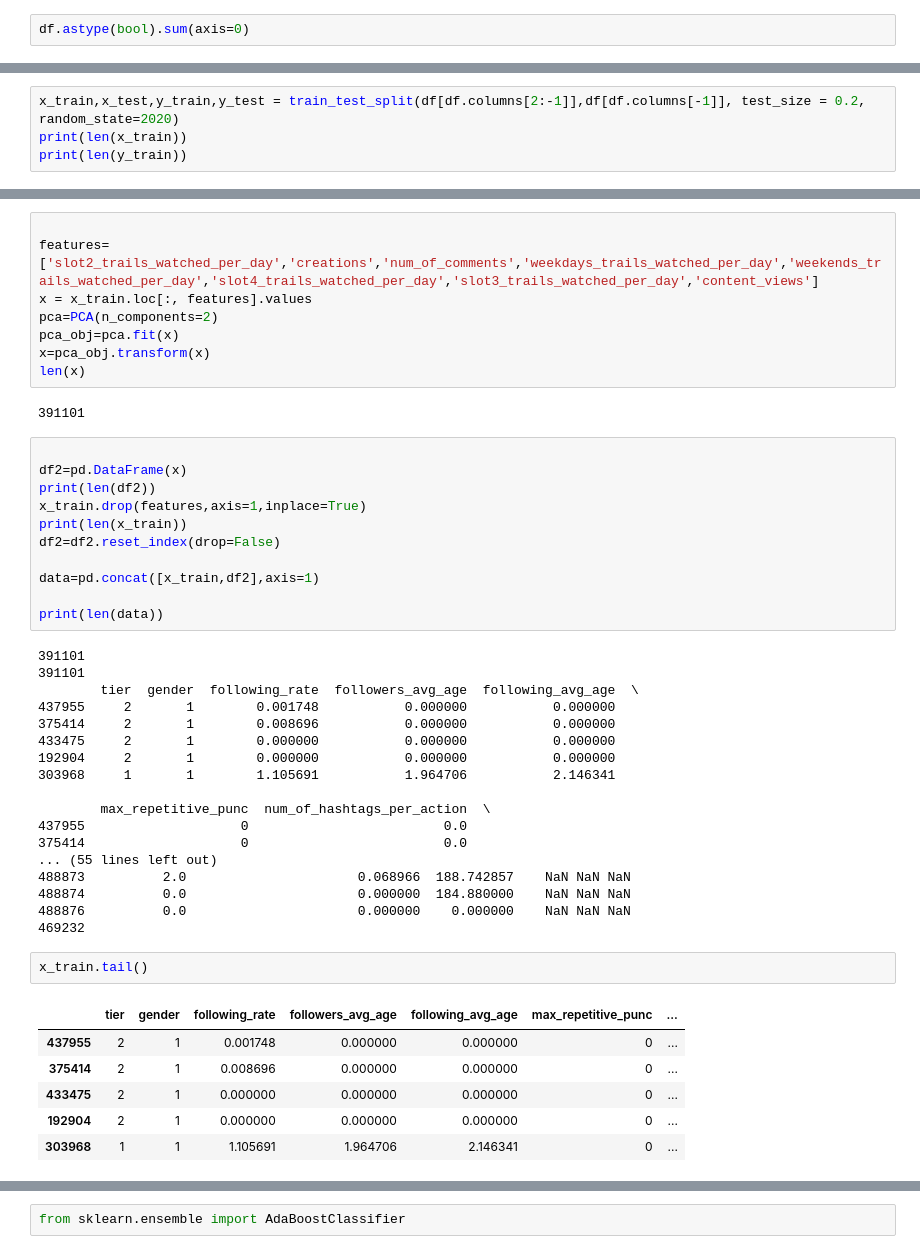
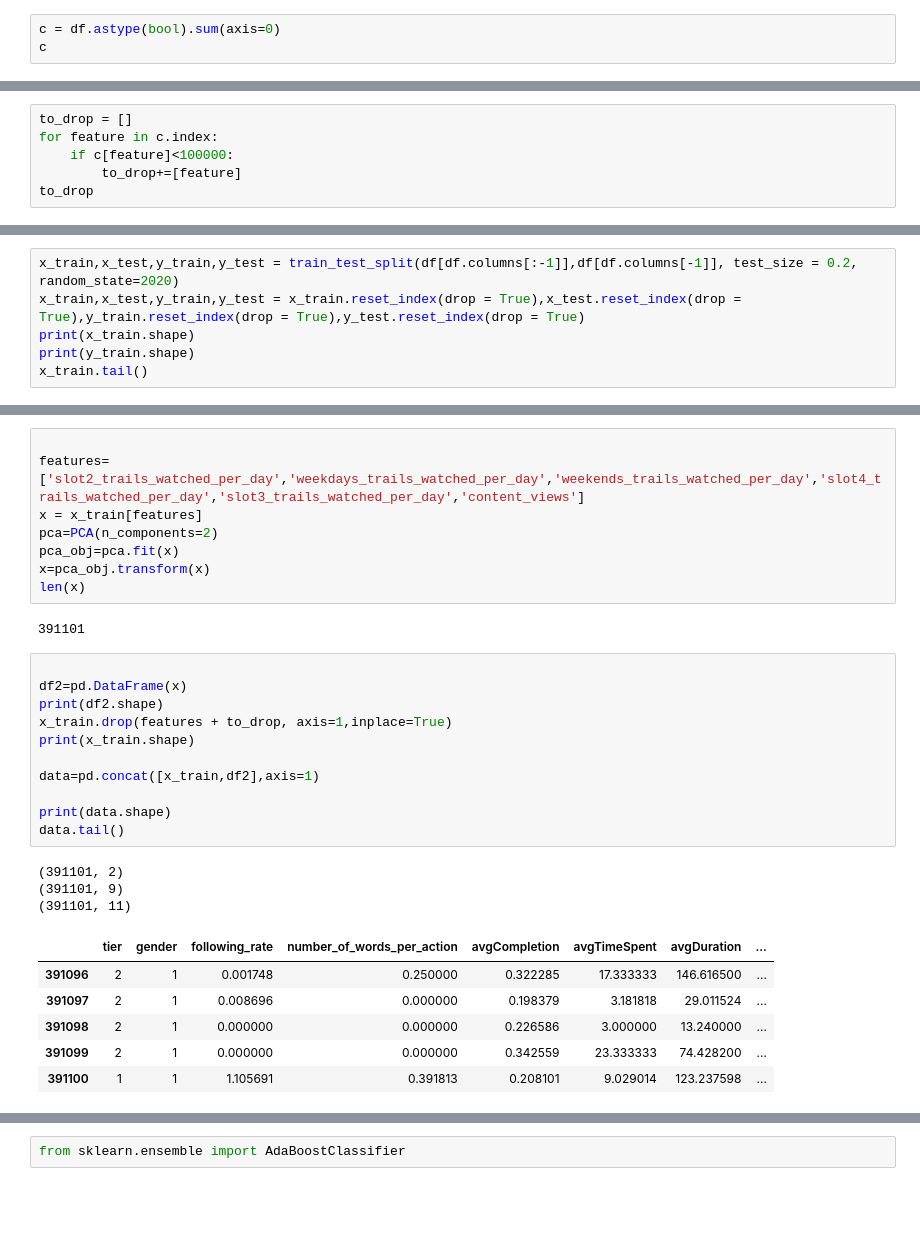
Before and after one commit to techverve/CasCadeCup-Submission, a Jupyter notebook: Untitled16(2).ipynb, the cells around one changed output, grey strips where cells are left out. Cells and saved outputs as stored; diff of their text form; blank space fills up the shorter version.

```diff
--- a/Untitled16(2).ipynb
+++ b/Untitled16(2).ipynb
@@ -25,3 +27,4 @@ df.head(100)
 # %%
-df.astype(bool).sum(axis=0)
+c = df.astype(bool).sum(axis=0)
+c
 # %% [output]
@@ -42,3 +45,9 @@ slot4_trails_watched_per_day       285327
 avgt2                              237933
 age_group                          488877
 dtype: int64
+# %%
+to_drop = []
+for feature in c.index:
+    if c[feature]<100000:
+        to_drop+=[feature]
+to_drop
@@ -55,7 +94,9 @@ from sklearn.decomposition import PCA
 
 from sklearn.model_selection import train_test_split
 # %%
-x_train,x_test,y_train,y_test = train_test_split(df[df.columns[2:-1]],df[df.columns[-1]], test_size = 0.2, random_state=2020)
-print(len(x_train))
-print(len(y_train))
+x_train,x_test,y_train,y_test = train_test_split(df[df.columns[:-1]],df[df.columns[-1]], test_size = 0.2, random_state=2020)
+x_train,x_test,y_train,y_test = x_train.reset_index(drop = True),x_test.reset_index(drop = True),y_train.reset_index(drop = True),y_test.reset_index(drop = True)
+print(x_train.shape)
+print(y_train.shape)
+x_train.tail()
 # %% [output]
@@ -87,7 +121,7 @@ corr
 # %%
 
-features=['slot2_trails_watched_per_day','creations','num_of_comments','weekdays_trails_watched_per_day','weekends_trails_watched_per_day','slot4_trails_watched_per_day','slot3_trails_watched_per_day','content_views']
-x = x_train.loc[:, features].values
+features=['slot2_trails_watched_per_day','weekdays_trails_watched_per_day','weekends_trails_watched_per_day','slot4_trails_watched_per_day','slot3_trails_watched_per_day','content_views']
+x = x_train[features]
 pca=PCA(n_components=2)
 pca_obj=pca.fit(x)
 x=pca_obj.transform(x)
@@ -97,39 +131,22 @@ len(x)
 # %%
 
 df2=pd.DataFrame(x)
-print(len(df2))
-x_train.drop(features,axis=1,inplace=True)
-print(len(x_train))
-df2=df2.reset_index(drop=False)
+print(df2.shape)
+x_train.drop(features + to_drop, axis=1,inplace=True)
+print(x_train.shape)
 
 data=pd.concat([x_train,df2],axis=1)
 
-print(len(data))
+print(data.shape)
+data.tail()
 # %% [output]
-391101
-391101
-        tier  gender  following_rate  followers_avg_age  following_avg_age  \
-437955     2       1        0.001748           0.000000           0.000000
-375414     2       1        0.008696           0.000000           0.000000
-433475     2       1        0.000000           0.000000           0.000000
-192904     2       1        0.000000           0.000000           0.000000
-303968     1       1        1.105691           1.964706           2.146341
-
-        max_repetitive_punc  num_of_hashtags_per_action  \
-437955                    0                         0.0
-375414                    0                         0.0
-... (55 lines left out)
-488873          2.0                      0.068966  188.742857    NaN NaN NaN
-488874          0.0                      0.000000  184.880000    NaN NaN NaN
-488876          0.0                      0.000000    0.000000    NaN NaN NaN
-469232
+(391101, 2)
+(391101, 9)
+(391101, 11)
+|  | tier | gender | following_rate | number_of_words_per_action | avgCompletion | avgTimeSpent | avgDuration | ... |
+| 391096 | 2 | 1 | 0.001748 | 0.250000 | 0.322285 | 17.333333 | 146.616500 | ... |
+| 391097 | 2 | 1 | 0.008696 | 0.000000 | 0.198379 | 3.181818 | 29.011524 | ... |
+| 391098 | 2 | 1 | 0.000000 | 0.000000 | 0.226586 | 3.000000 | 13.240000 | ... |
+| 391099 | 2 | 1 | 0.000000 | 0.000000 | 0.342559 | 23.333333 | 74.428200 | ... |
+| 391100 | 1 | 1 | 1.105691 | 0.391813 | 0.208101 | 9.029014 | 123.237598 | ... |
-# %%
-x_train.tail()
-# %% [output]
-|  | tier | gender | following_rate | followers_avg_age | following_avg_age | max_repetitive_punc | ... |
-| 437955 | 2 | 1 | 0.001748 | 0.000000 | 0.000000 | 0 | ... |
-| 375414 | 2 | 1 | 0.008696 | 0.000000 | 0.000000 | 0 | ... |
-| 433475 | 2 | 1 | 0.000000 | 0.000000 | 0.000000 | 0 | ... |
-| 192904 | 2 | 1 | 0.000000 | 0.000000 | 0.000000 | 0 | ... |
-| 303968 | 1 | 1 | 1.105691 | 1.964706 | 2.146341 | 0 | ... |
 # %%
```
Also changed, not shown: parts of 16 cells of this notebook.
